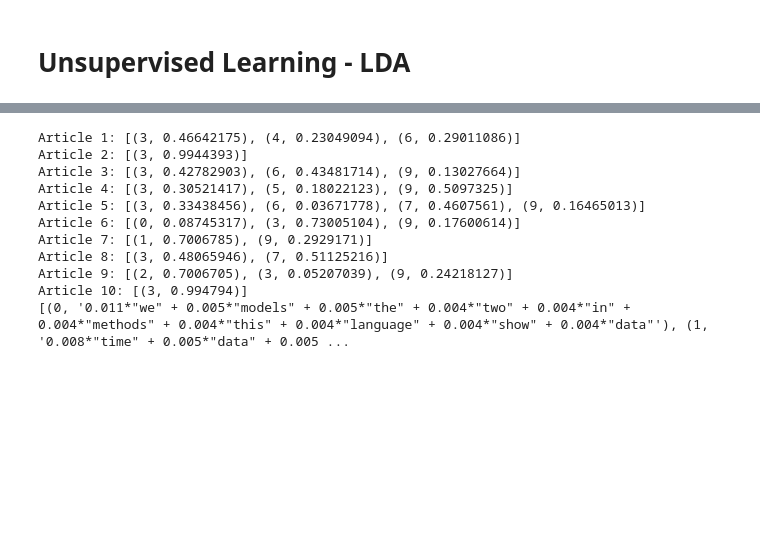
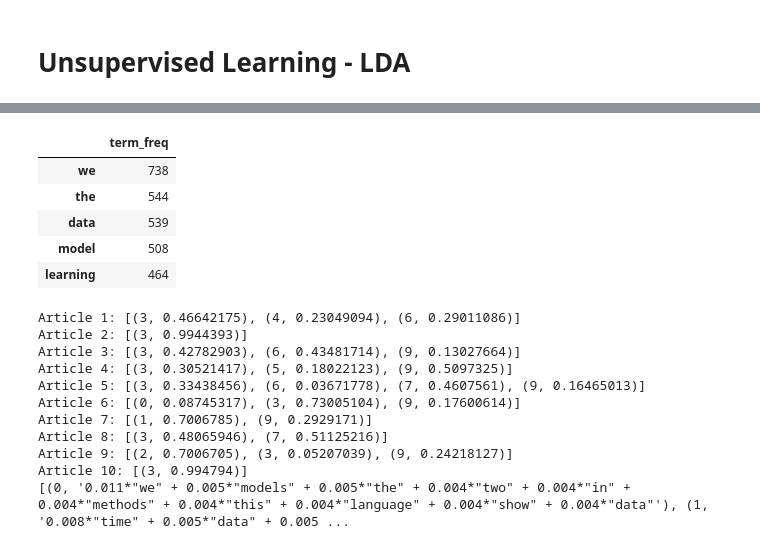
Before and after one commit to vatsal220/medium_articles, a Jupyter notebook: topic_modelling/topic_model.ipynb, the cells around one changed output, grey strips where cells are left out. Saved outputs shown, nothing was run; the diff lists cells and outputs as text; code cells hidden in the pictures; blank space fills up the shorter version.

```diff
--- a/topic_modelling/topic_model.ipynb
+++ b/topic_modelling/topic_model.ipynb
@@ -218,3 +228,19 @@ Wall time: 4.67 s
+# %%
+list_sorted_token = sorted(lda.id2word.cfs.items(), key=lambda item: item[1], reverse=True)
+
+term_freq_df = pd.DataFrame(
+    data={'term_freq': [value for (key, value) in list_sorted_token]},
+    index = [lda.id2word[key] for (key, value) in list_sorted_token]
+)
+# %%
+term_freq_df.head()
+# %% [output]
+|  | term_freq |
+| we | 738 |
+| the | 544 |
+| data | 539 |
+| model | 508 |
+| learning | 464 |
 # %%
 # Get the topic distribution for each document
 for i, article in enumerate(article_summaries[0:10]):
```
Also changed, not shown: parts of 8 cells of this notebook.
